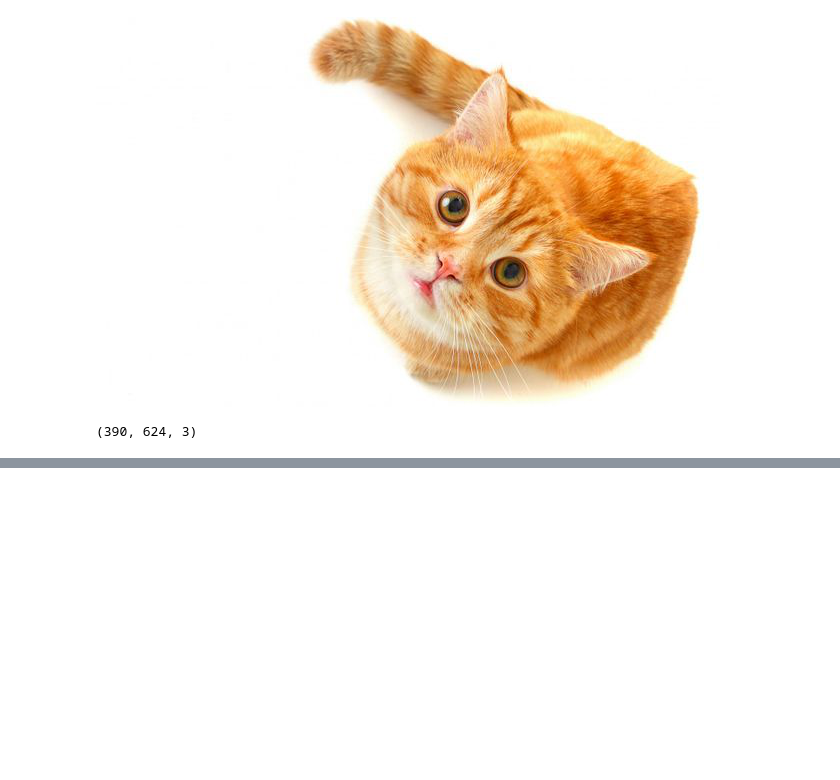
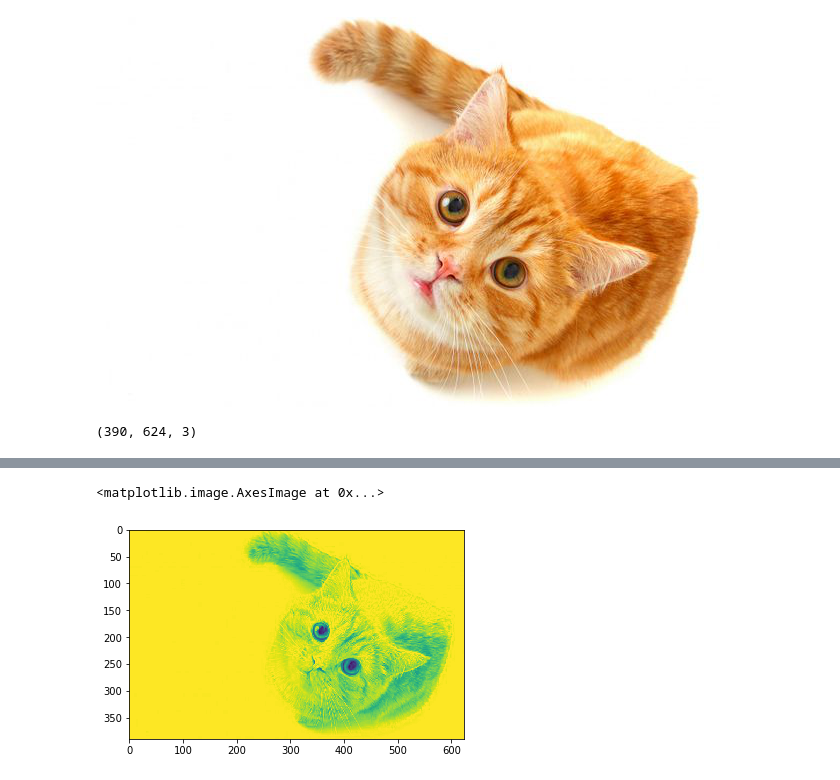
Before and after one commit to JeffLabonte/Computer_Vision_Course_Example, a Jupyter notebook: numpy_examples/image_processing.ipynb, the cells around one changed output, grey strips where cells are left out. Drawn from its saved outputs; the diff is of its cells as text; code cells hidden in the pictures; blank space fills up the shorter version.

```diff
--- a/numpy_examples/image_processing.ipynb
+++ b/numpy_examples/image_processing.ipynb
@@ -18,0 +24,10 @@ pic_arr.shape
+# %%
+pic_red = pic_arr.copy()
+
+# R G B
+pic_red = pic_red[:, :, 0]
+# %%
+plt.imshow(pic_red)
+# %% [output]
+<matplotlib.image.AxesImage at 0x...>
+[figure, added]
```
Also changed, not shown: parts of 2 cells of this notebook.
